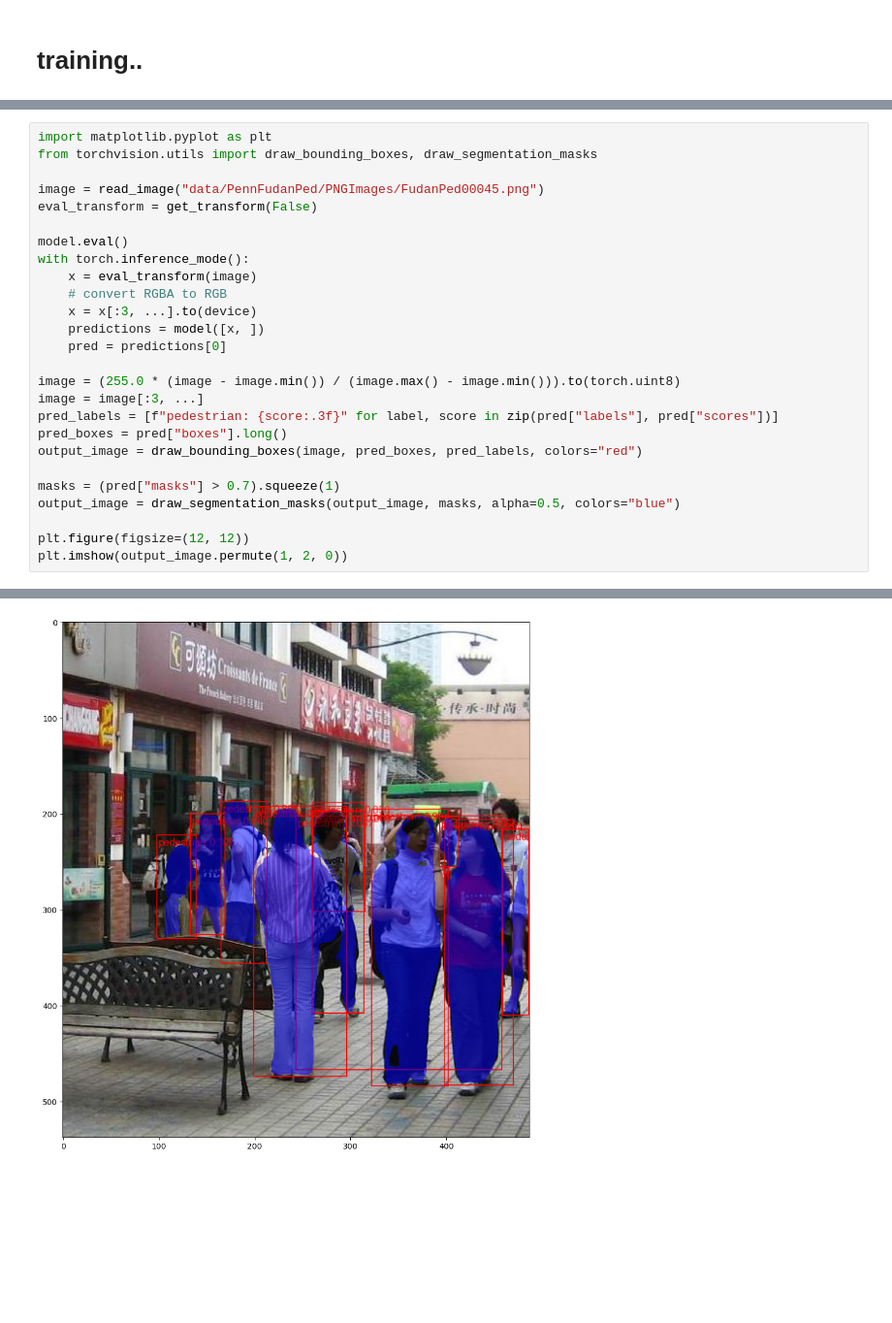
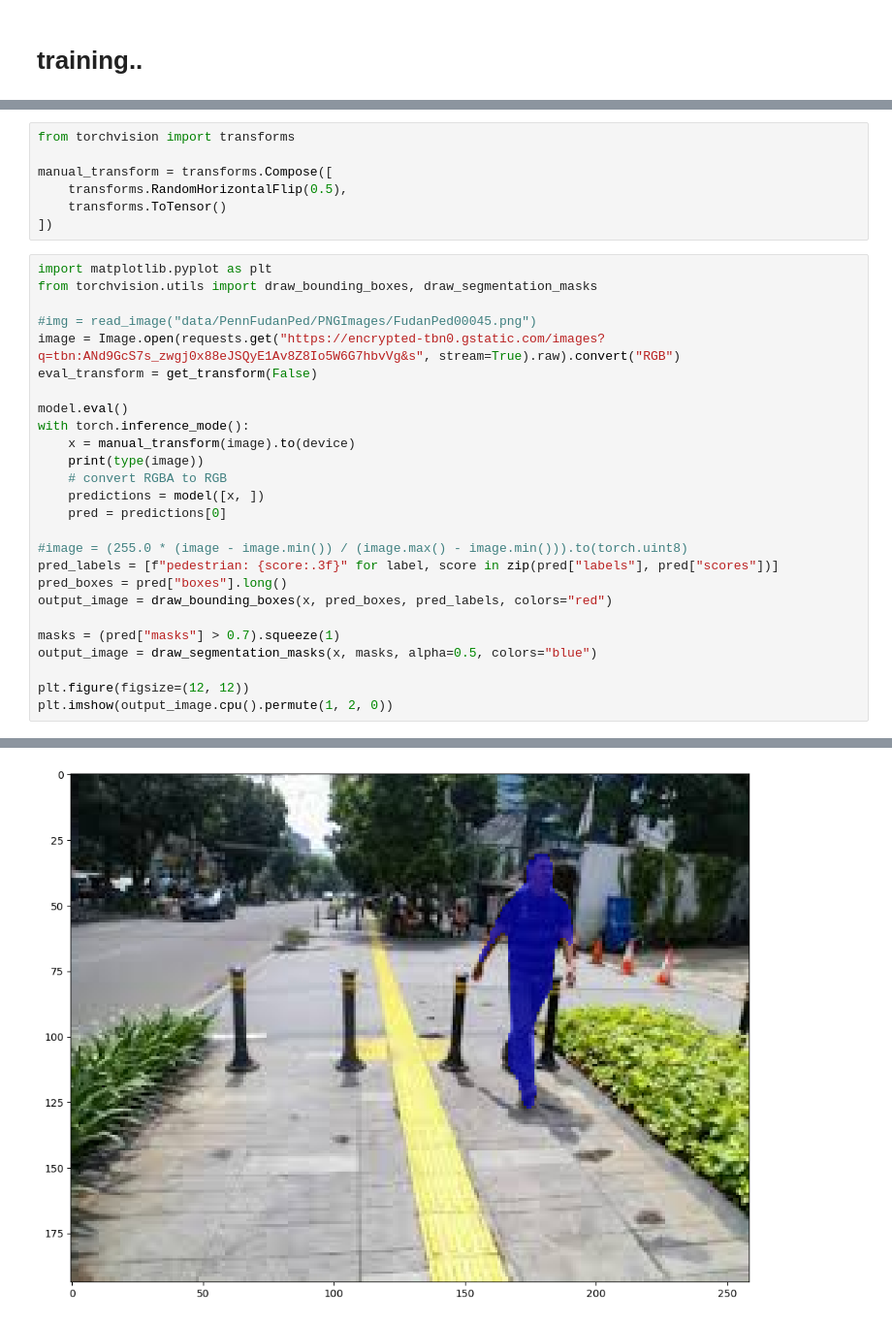
Before and after one commit to devdezzies/pedestrian-object-detection, a Jupyter notebook: rcnn.ipynb, the cells around one changed output, grey strips where cells are left out. Shown at 97% size. Cells and saved outputs as stored; diff of their text form; blank space fills up the shorter version.

```diff
--- a/rcnn.ipynb
+++ b/rcnn.ipynb
@@ -353,27 +355,34 @@ Test:  [49/50]  eta: 0:00:00  model_time: 0.1926 (0.2170)  evaluator_time: 0.002
+# %%
+from torchvision import transforms
+
+manual_transform = transforms.Compose([
+    transforms.RandomHorizontalFlip(0.5),
+    transforms.ToTensor()
+])
 # %%
 import matplotlib.pyplot as plt
 from torchvision.utils import draw_bounding_boxes, draw_segmentation_masks
 
-image = read_image("data/PennFudanPed/PNGImages/FudanPed00045.png")
+#img = read_image("data/PennFudanPed/PNGImages/FudanPed00045.png")
+image = Image.open(requests.get("https://encrypted-tbn0.gstatic.com/images?q=tbn:ANd9GcS7s_zwgj0x88eJSQyE1Av8Z8Io5W6G7hbvVg&s", stream=True).raw).convert("RGB")
 eval_transform = get_transform(False)
 
 model.eval()
 with torch.inference_mode():
-    x = eval_transform(image)
+    x = manual_transform(image).to(device)
+    print(type(image))
     # convert RGBA to RGB
-    x = x[:3, ...].to(device)
     predictions = model([x, ])
     pred = predictions[0]
 
-image = (255.0 * (image - image.min()) / (image.max() - image.min())).to(torch.uint8)
-image = image[:3, ...]
+#image = (255.0 * (image - image.min()) / (image.max() - image.min())).to(torch.uint8)
 pred_labels = [f"pedestrian: {score:.3f}" for label, score in zip(pred["labels"], pred["scores"])]
 pred_boxes = pred["boxes"].long()
-output_image = draw_bounding_boxes(image, pred_boxes, pred_labels, colors="red")
+output_image = draw_bounding_boxes(x, pred_boxes, pred_labels, colors="red")
 
 masks = (pred["masks"] > 0.7).squeeze(1)
-output_image = draw_segmentation_masks(output_image, masks, alpha=0.5, colors="blue")
+output_image = draw_segmentation_masks(x, masks, alpha=0.5, colors="blue")
 
 plt.figure(figsize=(12, 12))
-plt.imshow(output_image.permute(1, 2, 0))
+plt.imshow(output_image.cpu().permute(1, 2, 0))
 # %% [output]
@@ -381 +391 @@ plt.imshow(output_image.permute(1, 2, 0))
-[figure, old version]
+[figure, new version]
```
Also changed, not shown: parts of 4 cells of this notebook.
